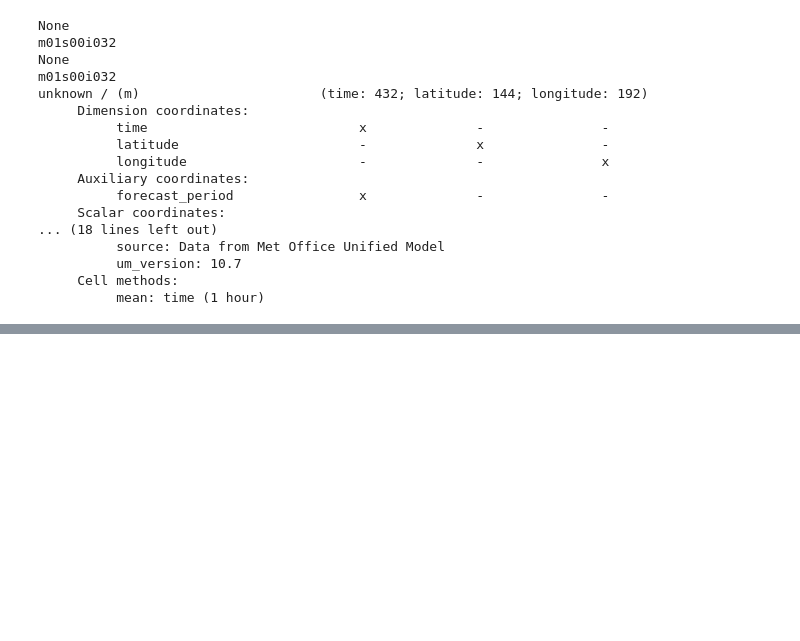
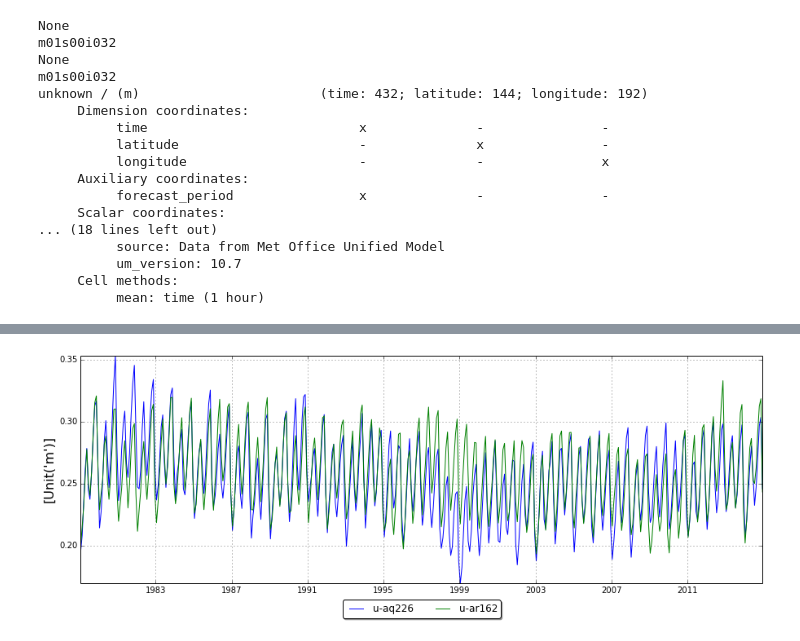
Before and after one commit to douglask3/albedo_teleconection, a Jupyter notebook: Untitled1.ipynb, the cells around one changed output, grey strips where cells are left out. Cells and saved outputs as stored; diff of their text form; code cells hidden in the pictures; blank space fills up the shorter version.

```diff
--- a/Untitled1.ipynb
+++ b/Untitled1.ipynb
@@ -96,0 +108,6 @@ def plot_projection(*args, **kw):
+# %%
+for s, j in zip(sea_ice,jobs[:-1]): s.long_name = j
+
+plot_cube_TS(sea_ice)
+# %% [output]
+[figure, added]
```
Also changed, not shown: parts of 9 cells of this notebook.
